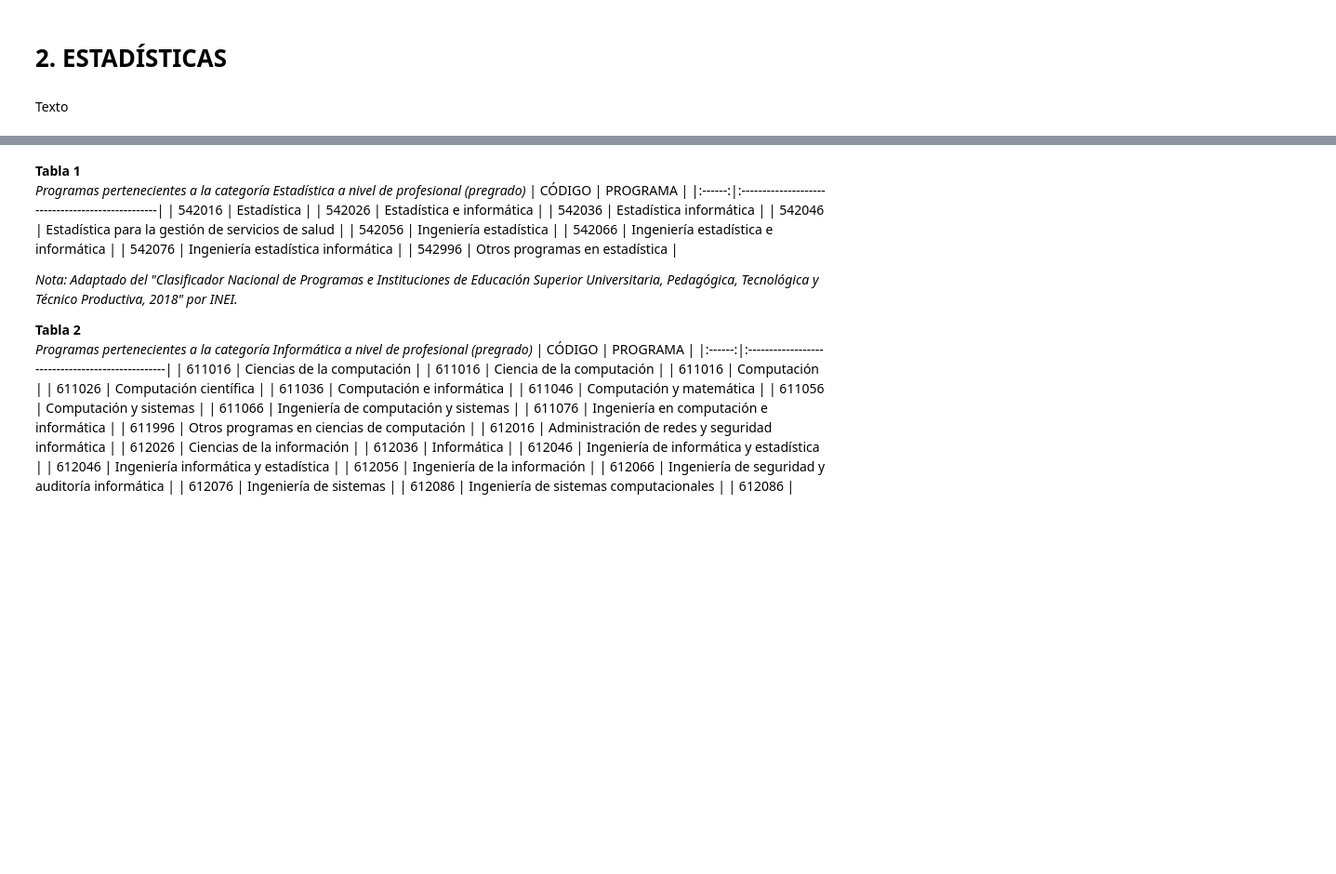
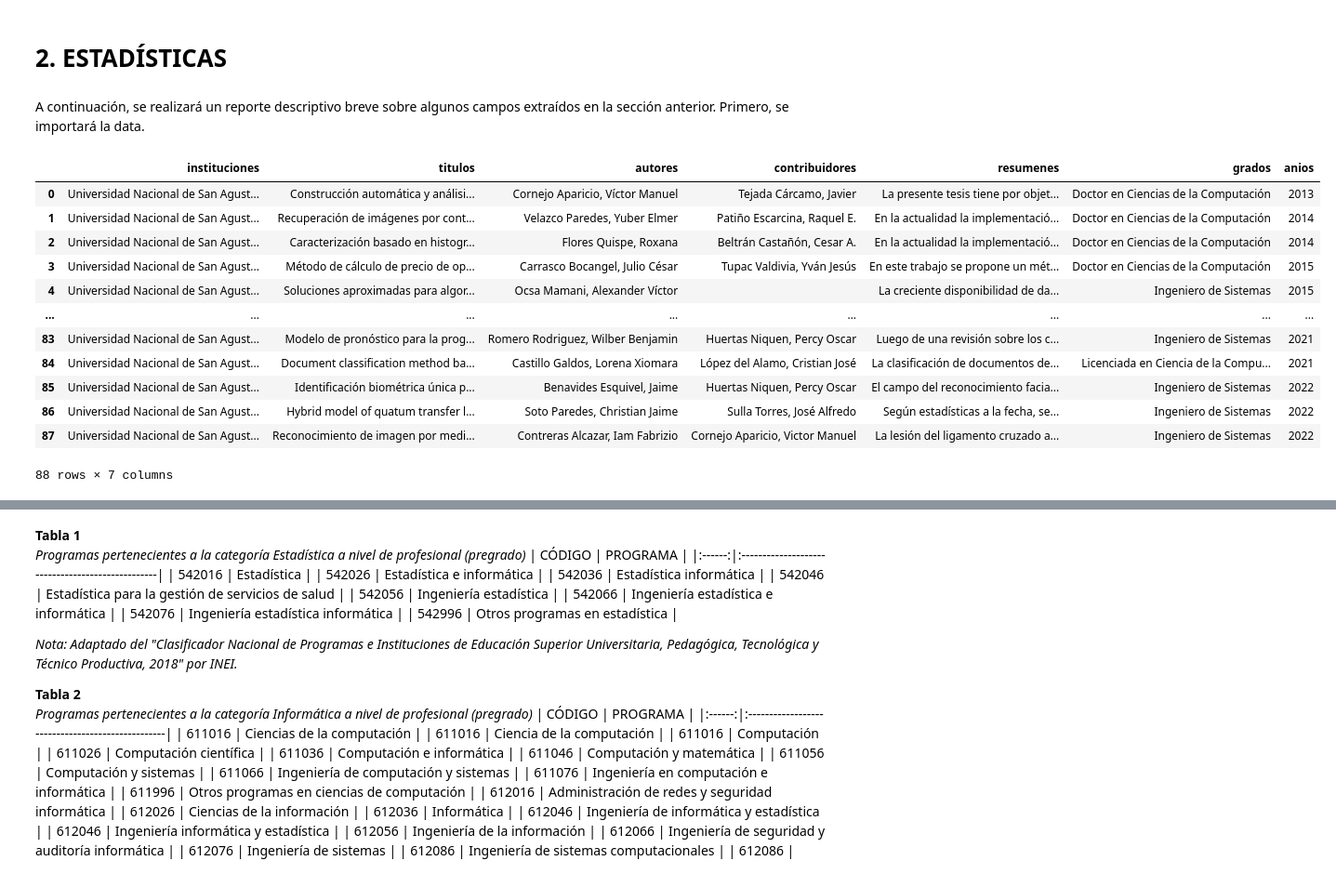
Before and after one commit to Geraldine-Geronimo/LP2_TRABAJO_FINAL, a Jupyter notebook: UNSA.ipynb, the cells around one changed output, grey strips where cells are left out. Shown at 93% size. Drawn from its saved outputs; the diff is of its cells as text; code cells hidden in the pictures; blank space fills up the shorter version.

Commit message:
Análisis exploratorio

```diff
--- a/UNSA.ipynb
+++ b/UNSA.ipynb
@@ -265,5 +261,22 @@ Se procederá a exportar la información solicitada en un archivo .csv
 df.to_csv('UNSA_repositorio.csv', encoding='utf-8', index=False)
 # %% [markdown]
 # 2. ESTADÍSTICAS
-# %% [markdown]
-Texto
+# %% [markdown]
+A continuación, se realizará un reporte descriptivo breve sobre algunos campos extraídos en la sección anterior. Primero, se importará la data.
+# %%
+data = pd.read_csv('UNSA_repositorio.csv')
+data
+# %% [output]
+|  | instituciones | titulos | autores | contribuidores | resumenes | grados | anios |
+| 0 | Universidad Nacional de San Agust... | Construcción automática y análisi... | Cornejo Aparicio, Víctor Manuel | Tejada Cárcamo, Javier | La presente tesis tiene por objet... | Doctor en Ciencias de la Computación | 2013 |
+| 1 | Universidad Nacional de San Agust... | Recuperación de imágenes por cont... | Velazco Paredes, Yuber Elmer | Patiño Escarcina, Raquel E. | En la actualidad la implementació... | Doctor en Ciencias de la Computación | 2014 |
+| 2 | Universidad Nacional de San Agust... | Caracterización basado en histogr... | Flores Quispe, Roxana | Beltrán Castañón, Cesar A. | En la actualidad la implementació... | Doctor en Ciencias de la Computación | 2014 |
+| 3 | Universidad Nacional de San Agust... | Método de cálculo de precio de op... | Carrasco Bocangel, Julio César | Tupac Valdivia, Yván Jesús | En este trabajo se propone un mét... | Doctor en Ciencias de la Computación | 2015 |
+| 4 | Universidad Nacional de San Agust... | Soluciones aproximadas para algor... | Ocsa Mamani, Alexander Víctor |  | La creciente disponibilidad de da... | Ingeniero de Sistemas | 2015 |
+| ... | ... | ... | ... | ... | ... | ... | ... |
+| 83 | Universidad Nacional de San Agust... | Modelo de pronóstico para la prog... | Romero Rodriguez, Wilber Benjamin | Huertas Niquen, Percy Oscar | Luego de una revisión sobre los c... | Ingeniero de Sistemas | 2021 |
+| 84 | Universidad Nacional de San Agust... | Document classification method ba... | Castillo Galdos, Lorena Xiomara | López del Alamo, Cristian José | La clasificación de documentos de... | Licenciada en Ciencia de la Compu... | 2021 |
+| 85 | Universidad Nacional de San Agust... | Identificación biométrica única p... | Benavides Esquivel, Jaime | Huertas Niquen, Percy Oscar | El campo del reconocimiento facia... | Ingeniero de Sistemas | 2022 |
+| 86 | Universidad Nacional de San Agust... | Hybrid model of quatum transfer l... | Soto Paredes, Christian Jaime | Sulla Torres, José Alfredo | Según estadísticas a la fecha, se... | Ingeniero de Sistemas | 2022 |
+| 87 | Universidad Nacional de San Agust... | Reconocimiento de imagen por medi... | Contreras Alcazar, Iam Fabrizio | Cornejo Aparicio, Victor Manuel | La lesión del ligamento cruzado a... | Ingeniero de Sistemas | 2022 |
+88 rows × 7 columns
```
Also changed, not shown: parts of 13 cells of this notebook.
